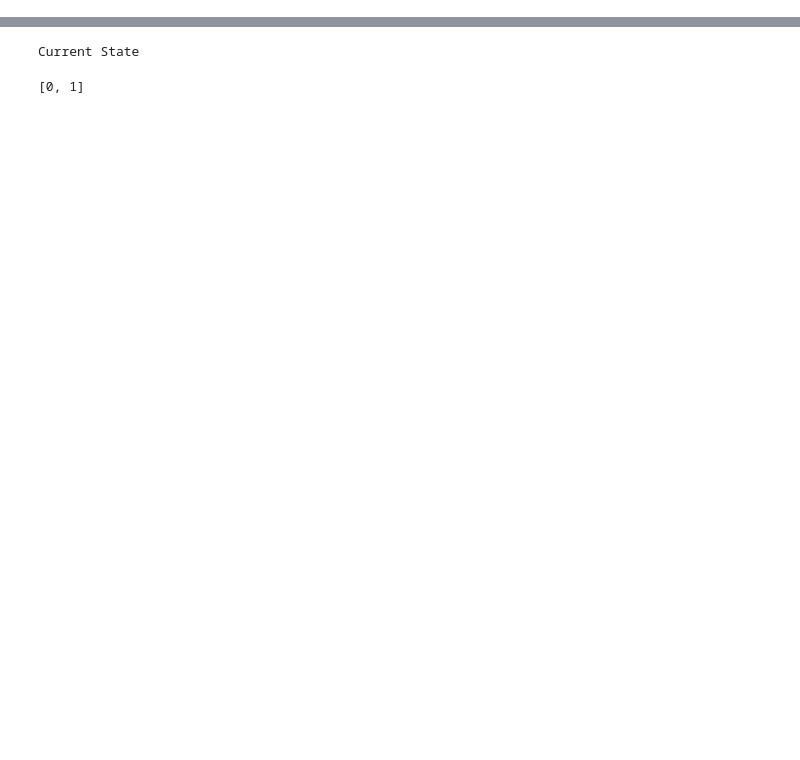
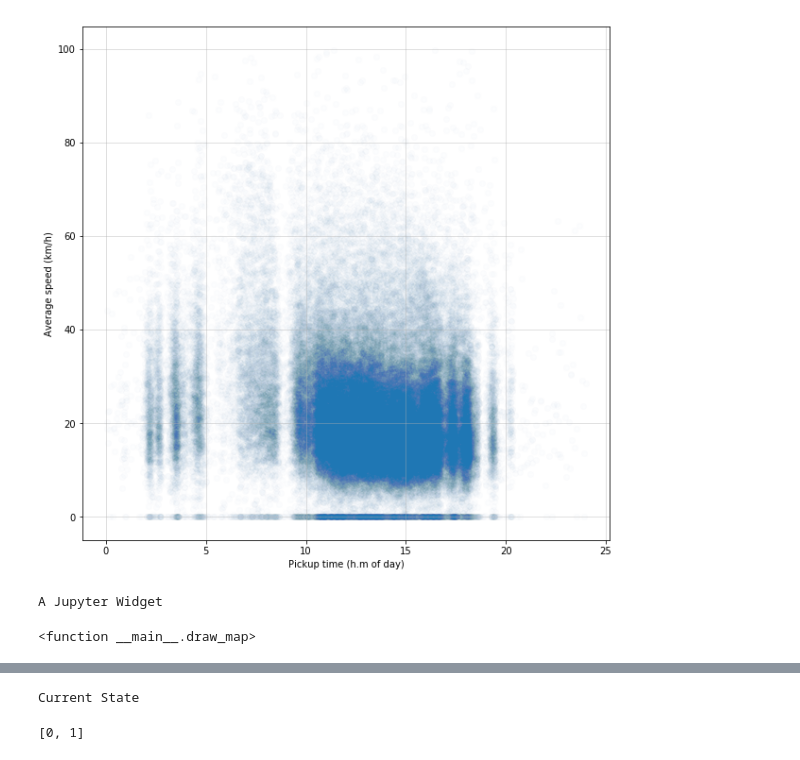
Before and after one commit to marufdsi/TaxiRevenue, a Jupyter notebook: Visualize Trip Data.ipynb, the cells around one changed output, grey strips where cells are left out. Drawn from its saved outputs; the diff is of its cells as text; code cells hidden in the pictures; blank space fills up the shorter version.

```diff
--- a/Visualize Trip Data.ipynb
+++ b/Visualize Trip Data.ipynb
@@ -8,0 +255,75 @@ import pandas as pd
+# %%
+fig = plt.figure(figsize=(10,10))
+
+x = df["pickup_time"][df["speed"] < 100]
+y = df["speed"][df["speed"] < 100]
+
+plt.scatter(x=x, y=y, alpha=0.01)
+
+plt.xlabel("Pickup time (h.m of day)")
+plt.ylabel("Average speed (km/h)")
+plt.grid(alpha=0.5)
+plt.show()
+# %% [output]
+[figure, added]
+# %%
+# Set the limits of the map to the minimum and maximum coordinates
+lat_min = 40.6
+lat_max = 40.9
+lon_min = -74.05
+lon_max = -73.75
+
+# Set the center of the map
+cent_lat = (lat_min + lat_max) / 2
+cent_lon = (lon_min + lon_max) / 2
+
+columns = ["pickup_latitude", "pickup_longitude", "dropoff_latitude", "dropoff_longitude", "pickup_hour"]
+sample = df[columns][(df["pickup_latitude"] >= lat_min) & \
+                      (df["pickup_latitude"] <= lat_max) & \
+                      (df["pickup_longitude"] >= lon_min) & \
+                      (df["pickup_longitude"] <= lon_max) & \
+                      (df["speed"] >= 10) & \
+                      (df["speed"] <= 60)]
+
+
+def draw_map(hour):
+    fig = plt.figure(figsize=(20, 20))
+
+    # plot pickups
+    ax = fig.add_subplot(121)
+    ax.set_title("Pickups")
+
+    # map definition
+    map = Basemap(llcrnrlon=lon_min, llcrnrlat=lat_min, urcrnrlon=lon_max, urcrnrlat=lat_max,
+                resolution='h', projection='tmerc', lat_0 = cent_lat, lon_0 = cent_lon)
+
+    map.drawmapboundary(fill_color='aqua')
+    map.fillcontinents(color='lightgray', lake_color='aqua')
+
+    lon = np.array(sample["pickup_longitude"][sample["pickup_hour"] == hour])
+    lat = np.array(sample["pickup_latitude"][sample["pickup_hour"] == hour])
+    x, y = map(lon, lat)
+    map.plot(x, y,'bo', markersize=1, alpha=0.3)
+
+    # plot dropoffs
+    ax = fig.add_subplot(122)
+    ax.set_title("Dropoffs")
+
+    # map definition
+    map = Basemap(llcrnrlon=lon_min, llcrnrlat=lat_min, urcrnrlon=lon_max, urcrnrlat=lat_max,
+                resolution='h', projection='tmerc', lat_0 = cent_lat, lon_0 = cent_lon)
+
+    map.drawmapboundary(fill_color='aqua')
+    map.fillcontinents(color='lightgray', lake_color='aqua')
+
+    lon = np.array(sample["dropoff_longitude"][sample["pickup_hour"] == hour])
+    lat = np.array(sample["dropoff_latitude"][sample["pickup_hour"] == hour])
+    x, y = map(lon, lat)
+    map.plot(x, y,'ro', markersize=1, alpha=0.3)
+
+    plt.show()
+
+interact(draw_map, hour=widgets.IntSlider(min=0,max=23,step=1,value=12))
+# %% [output]
+A Jupyter Widget
+<function __main__.draw_map>
```
Also changed, not shown: parts of 38 cells of this notebook.
